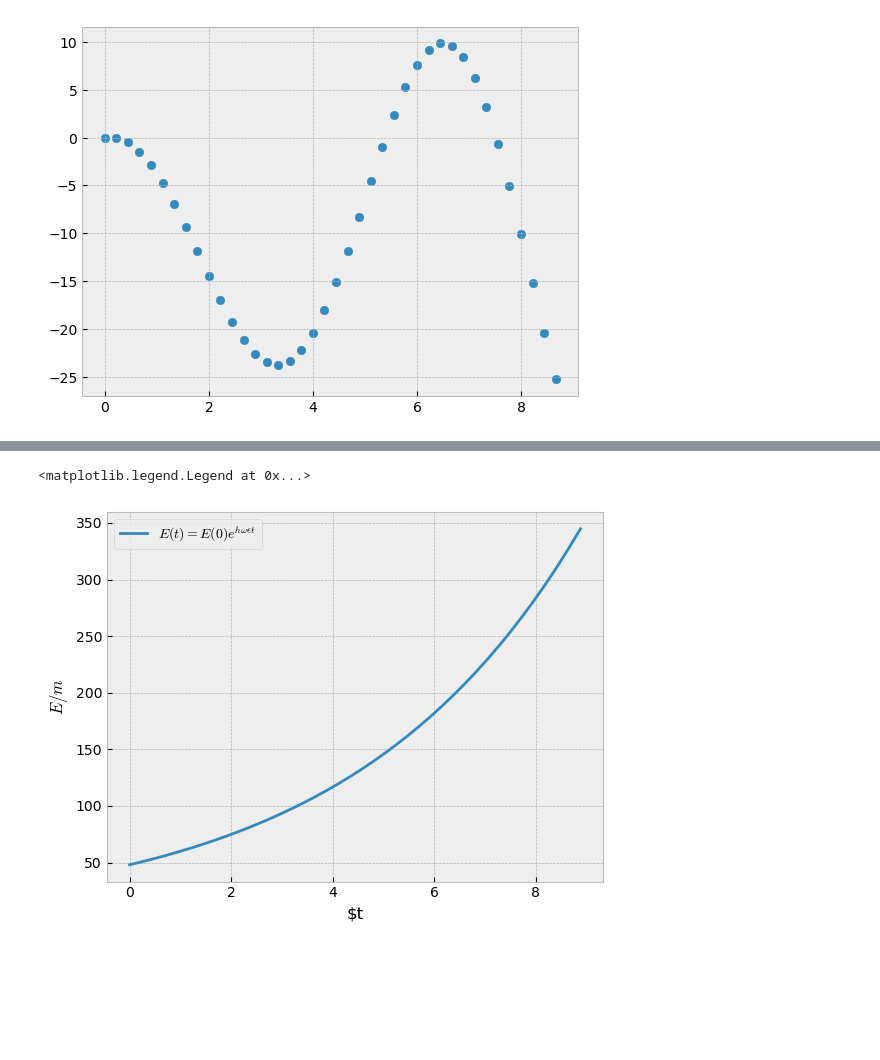
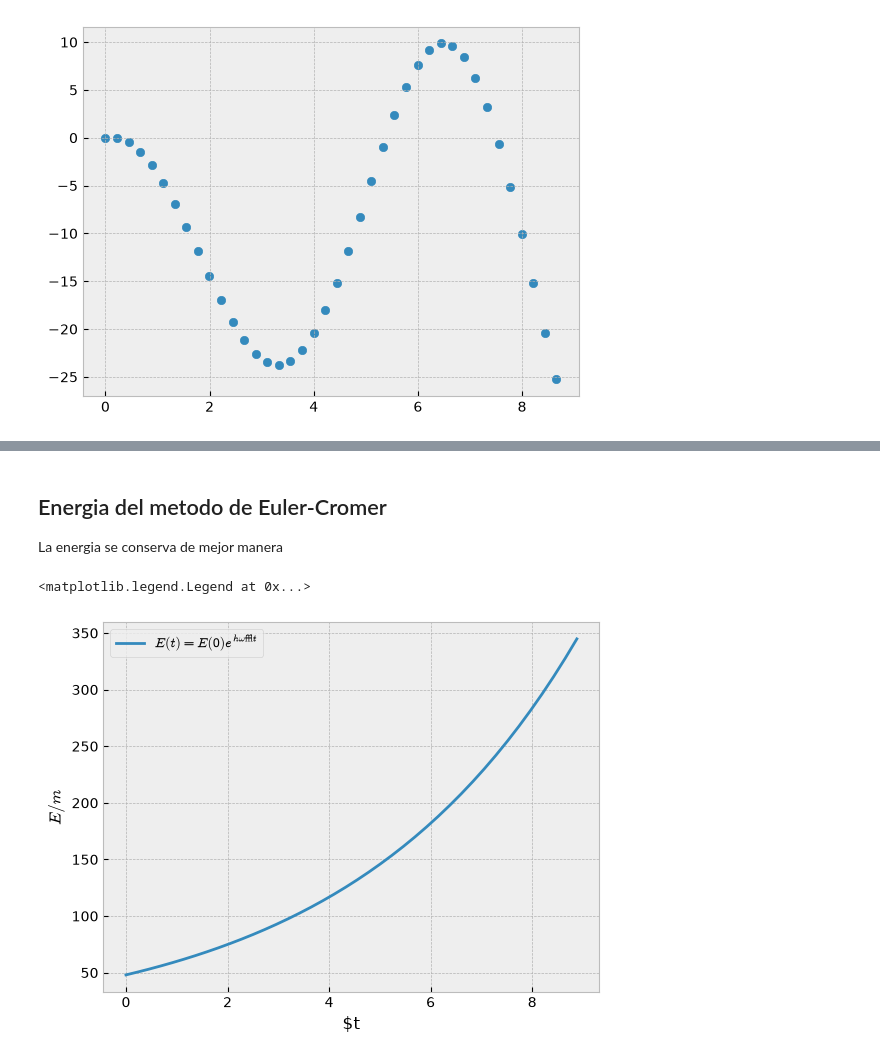
Before and after one commit to Dewscot/Clases, a Jupyter notebook: FC2/Clases/Soluciones_numericas_EDO.ipynb, the cells around one changed output, grey strips where cells are left out. Drawn from its saved outputs; the diff is of its cells as text; code cells hidden in the pictures; blank space fills up the shorter version.

```diff
--- a/FC2/Clases/Soluciones_numericas_EDO.ipynb
+++ b/FC2/Clases/Soluciones_numericas_EDO.ipynb
@@ -82,12 +91,15 @@ plt.plot(tt,y_EC)
+# %% [markdown]
+## Energia del metodo de Euler-Cromer
+La energia se conserva de mejor manera
 # %%
 E_EC = u**2/2 + (omega**2/2)*(y+g/omega**2)**2
-#EE = E[0]*np.exp(omega**2*h*tt)
+EE = E[0]*np.exp(omega**2*h*tt)
 plt.plot(tt,EE, label='$E(t)=E(0)e^{h\\omega²t}$')
 #plt.scatter(tt,E_EC)
 plt.xlabel('$t')
 plt.ylabel('$E/m$')
-#lt.yscale('log')
+#plt.yscale('log')
 plt.legend()
 # %% [output]
 <matplotlib.legend.Legend at 0x...>
-[figure, old version]
+[figure, new version]
```
Also changed, not shown: parts of 11 cells of this notebook.
